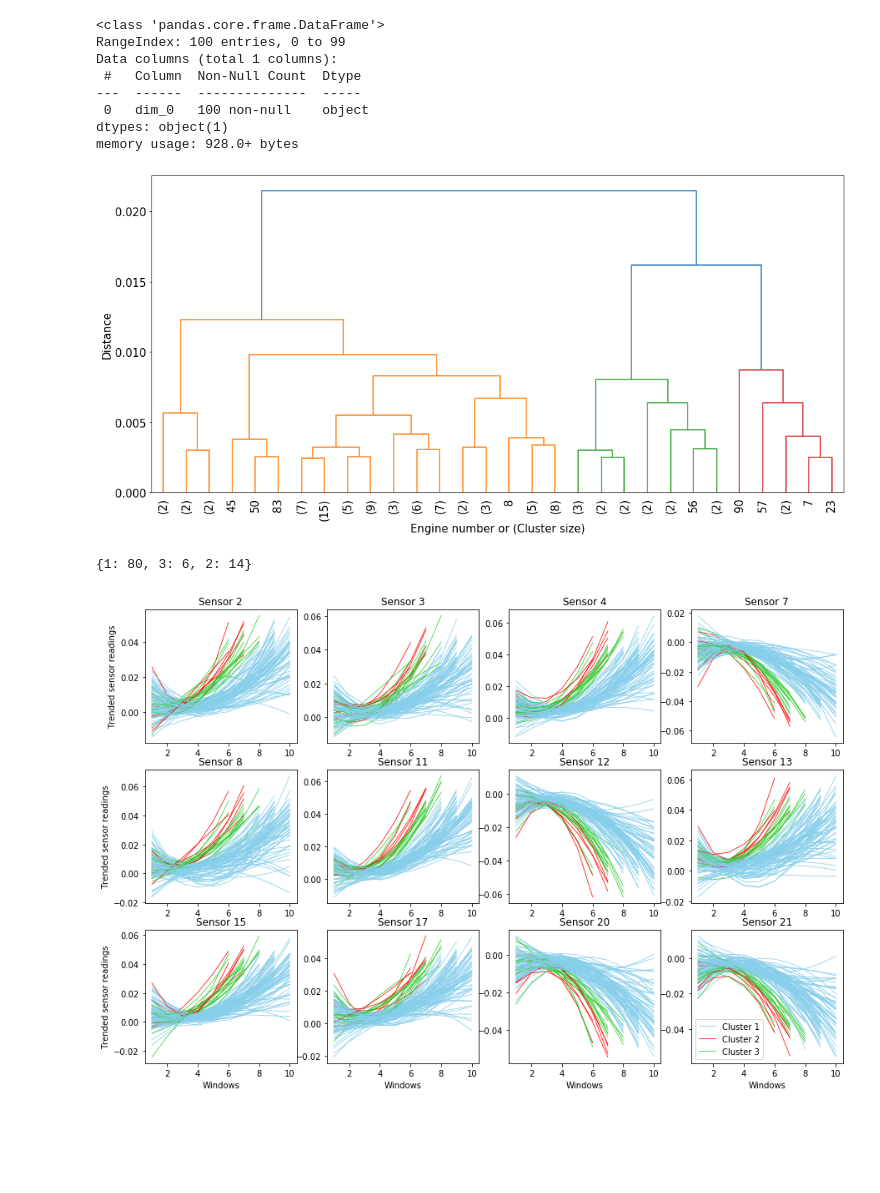
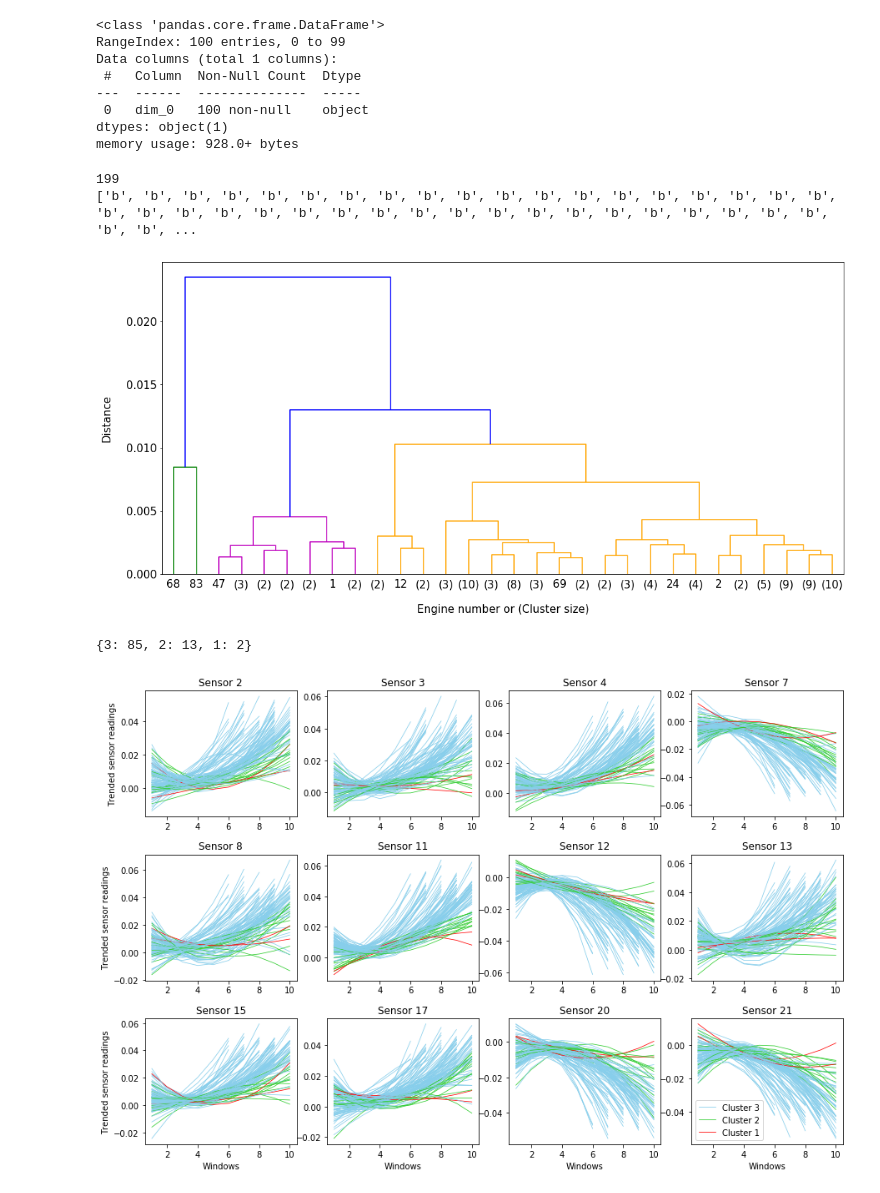
Before and after one commit to cchanzl/survival-analysis-nasa, a Jupyter notebook: nasa_eda.ipynb, the cells around one changed output. Drawn from its saved outputs; the diff is of its cells as text; code cells hidden in the pictures; blank space fills up the shorter version.

Commit message:
updated dendrogram

```diff
--- a/nasa_eda.ipynb
+++ b/nasa_eda.ipynb
@@ -209,9 +209,10 @@ plt.show()
 # https://towardsdatascience.com/how-to-apply-hierarchical-clustering-to-time-series-a5fe2a7d8447
 
 # Step 1: Reshape data
-clipped = 7
-rul_rf_trended_clipped = rul_rf_trended[rul_rf_trended['window num'] <= clipped].copy()  # make all time series the same length
-sel_sensor = "sens7_trend"
+# clipped = 7
+# rul_rf_trended_clipped = rul_rf_trended[rul_rf_trended['window num'] <= clipped].copy()  # make all time series the same length
+rul_rf_trended_clipped = rul_rf_trended.copy()
+sel_sensor = "sens11_trend"
 cluster_list = []
 for engine in range(1, 101):
     df_temp = rul_rf_trended_clipped[rul_rf_trended_clipped['unit num'] == engine]
@@ -267,19 +268,38 @@ def hierarchical_clustering(dist_mat, method='complete'):
         Z = ward(dist_mat)
 
     fig = plt.figure(figsize=(17, 8))  # width x height
-    dn = dendrogram(Z, truncate_mode='lastp')
+    color = ["b"]*(2*len(dist_mat)-1) # initialize color list with blue
+
+    for i in range(197):
+        if i == 195:
+            color[i]="green"
+            continue
+        if i == 193:
+            color[i]="m"
+            continue
+        color[i]="orange"
+
+    color[171]="m"
+    color[178]="m"
+    color[182]="m"
+    color[181]="m"
+    color[186]="m"
+
+    dn = dendrogram(Z, truncate_mode='lastp',link_color_func=lambda x: color[x])
     ax = plt.gca()
-    ax.tick_params(axis='x', which='major', labelsize=15, labelrotation=90)
+    ax.tick_params(axis='x', which='major', labelsize=15, labelrotation=360)
     ax.tick_params(axis='y', which='major', labelsize=15)
-    plt.xlabel('Engine number or (Cluster size)', fontsize=15)
-    plt.ylabel('Distance', fontsize=15)
+    plt.xlabel('Engine number or (Cluster size)', fontsize=15, labelpad=20)
+    plt.ylabel('Distance', fontsize=15, labelpad=20)
     plt.show()
 
     return Z
 
 linkage_matrix = hierarchical_clustering(distance_matrix)
 # %% [output]
+199
+['b', 'b', 'b', 'b', 'b', 'b', 'b', 'b', 'b', 'b', 'b', 'b', 'b', 'b', 'b', 'b', 'b', 'b', 'b', 'b', 'b', 'b', 'b', 'b', 'b', 'b', 'b', 'b', 'b', 'b', 'b', 'b', 'b', 'b', 'b', 'b', 'b', 'b', 'b', 'b', ...
-[figure, old version]
+[figure, new version]
 # %%
 # Step 4: Create clusters
 from scipy.cluster.hierarchy import fcluster
@@ -293,42 +313,42 @@ print(bb)
 # cluster_labels_sel = fcluster(linkage_matrix, 0.0100, criterion='distance')
 # print(cluster_labels_sel)
 # %% [output]
-{1: 80, 3: 6, 2: 14}
+{3: 85, 2: 13, 1: 2}
 # %%
 # add cluster results back to original df
 rul_rf_trended["cluster"] = [cluster_labels_num[i-1] for i in rul_rf_trended['unit num']]
 # %%
 # graph clusters
 # https://matplotlib.org/stable/gallery/color/named_colors.html
-colour = ['skyblue', 'limegreen', 'red', 'black', 'pink']  # colour for each of the clusters
-cluster_label = ['Cluster 1', 'Cluster 3', 'Cluster 2', 'Cluster 4']
+colour = ['red', 'limegreen', 'skyblue', 'black', 'pink']  # colour for each of the clusters
+cluster_label = ['Cluster 1', 'Cluster 2', 'Cluster 3', 'Cluster 4']
 
 graphing_list = rul_rf_trended.columns.values[12:24]
-fig, axs = plt.subplots(int(len(graphing_list)/4), 4)  # row, col
+fig, axs = plt.subplots(int(len(graphing_list)/4), 4, gridspec_kw={'hspace': 0.3})  # row, col
 i = -1
 for ax in axs.flatten():
     i += 1
     ax.set_title(str(graph_head[i]))
     for engine in range(1, 101):
         df_engine = rul_rf_trended[rul_rf_trended['unit num'] == engine]
         cluster_no = df_engine['cluster'].iloc[0] - 1
         ax.plot(range(1,len(df_engine[graphing_list[i]])+1), df_engine[graphing_list[i]],
                 linewidth=0.75, color=colour[cluster_no], label=cluster_label[cluster_no])
 
 # to format legend. do not delete
 handles, labels = plt.gca().get_legend_handles_labels()
 i =1
 while i<len(labels):
     if labels[i] in labels[:i]:
         del(labels[i])
         del(handles[i])
     else:
         i +=1
 
 plt.setp(axs[-1, :], xlabel='Windows')
 plt.setp(axs[:, 0], ylabel='Trended sensor readings')
 plt.legend(handles, labels)
 fig.set_size_inches(15, 10)  # width x height
 plt.show()
 # %% [output]
-[figure, old version]
+[figure, new version]
```
Also changed, not shown: parts of 1 cell of this notebook, 1 other file.
